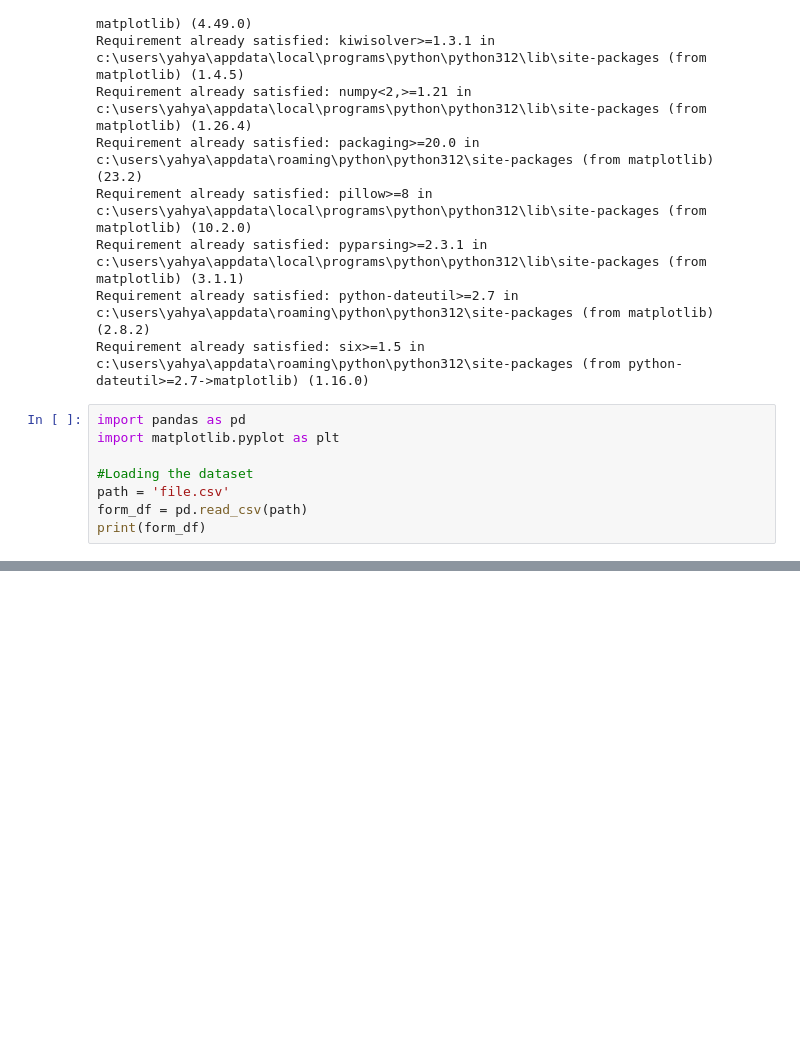
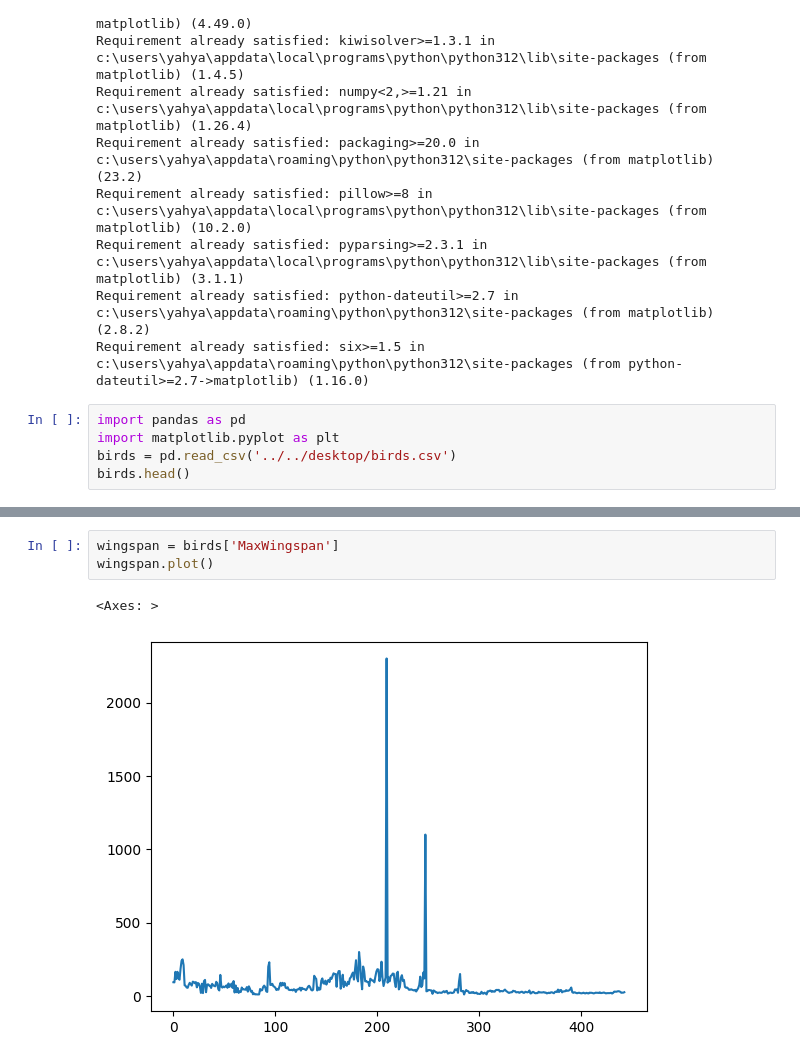
Before and after one commit to Yahyabonyguda/Data_Science_Assignment, a Jupyter notebook: Data Visualization.ipynb, the cells around one changed output, grey strips where cells are left out. Cells and saved outputs as stored; diff of their text form; blank space fills up the shorter version.

```diff
--- a/Data Visualization.ipynb
+++ b/Data Visualization.ipynb
@@ -24,9 +24,6 @@ Requirement already satisfied: six>=1.5 in c:\users\yahya\appdata\roaming\python
 # %%
 import pandas as pd
 import matplotlib.pyplot as plt
-
-#Loading the dataset
-path = 'file.csv'
-form_df = pd.read_csv(path)
-print(form_df)
+birds = pd.read_csv('../../desktop/birds.csv')
+birds.head()
 # %% [output]
@@ -49,0 +45,6 @@ KeyError: 'state'
+# %%
+wingspan = birds['MaxWingspan']
+wingspan.plot()
+# %% [output]
+<Axes: >
+[figure, added]
```
Also changed, not shown: parts of 10 cells of this notebook, 1 other file.
